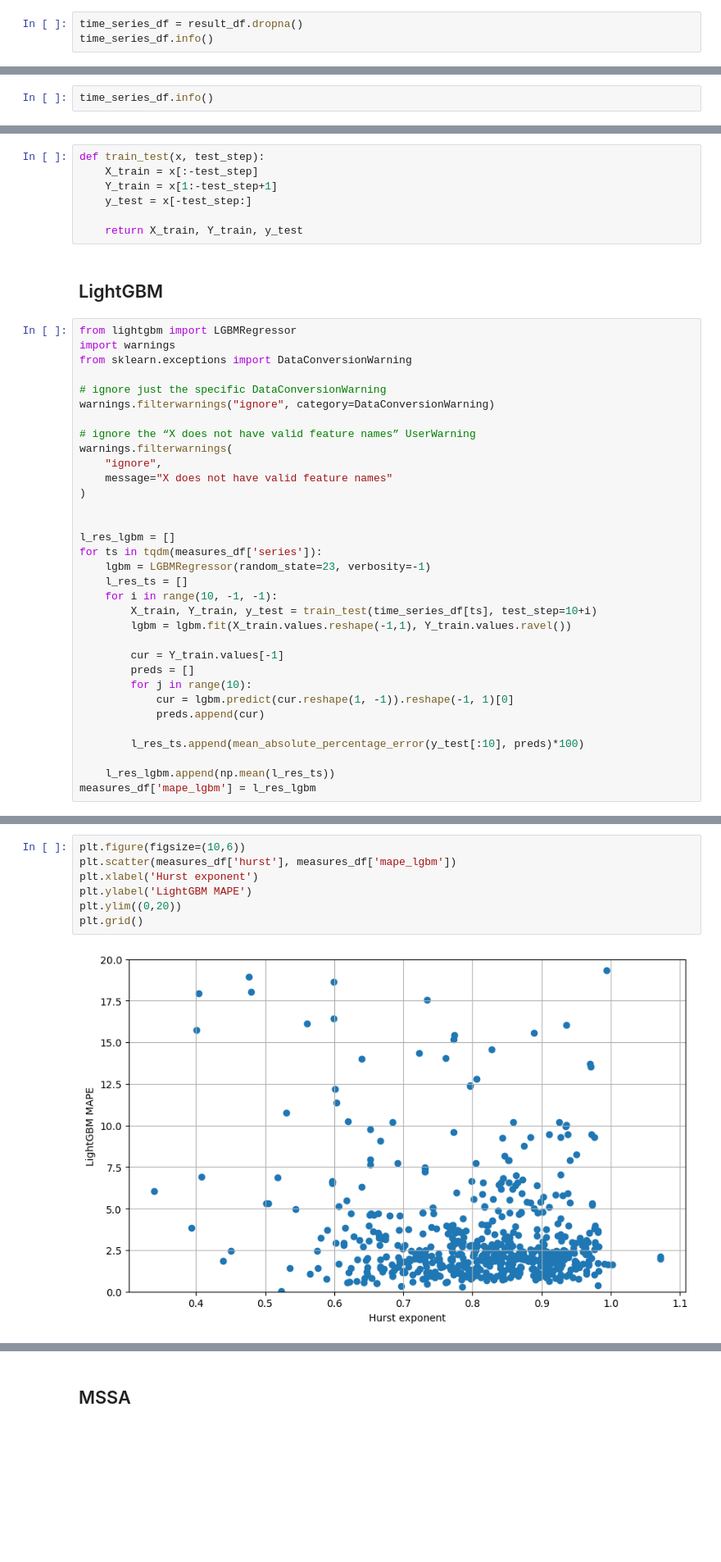
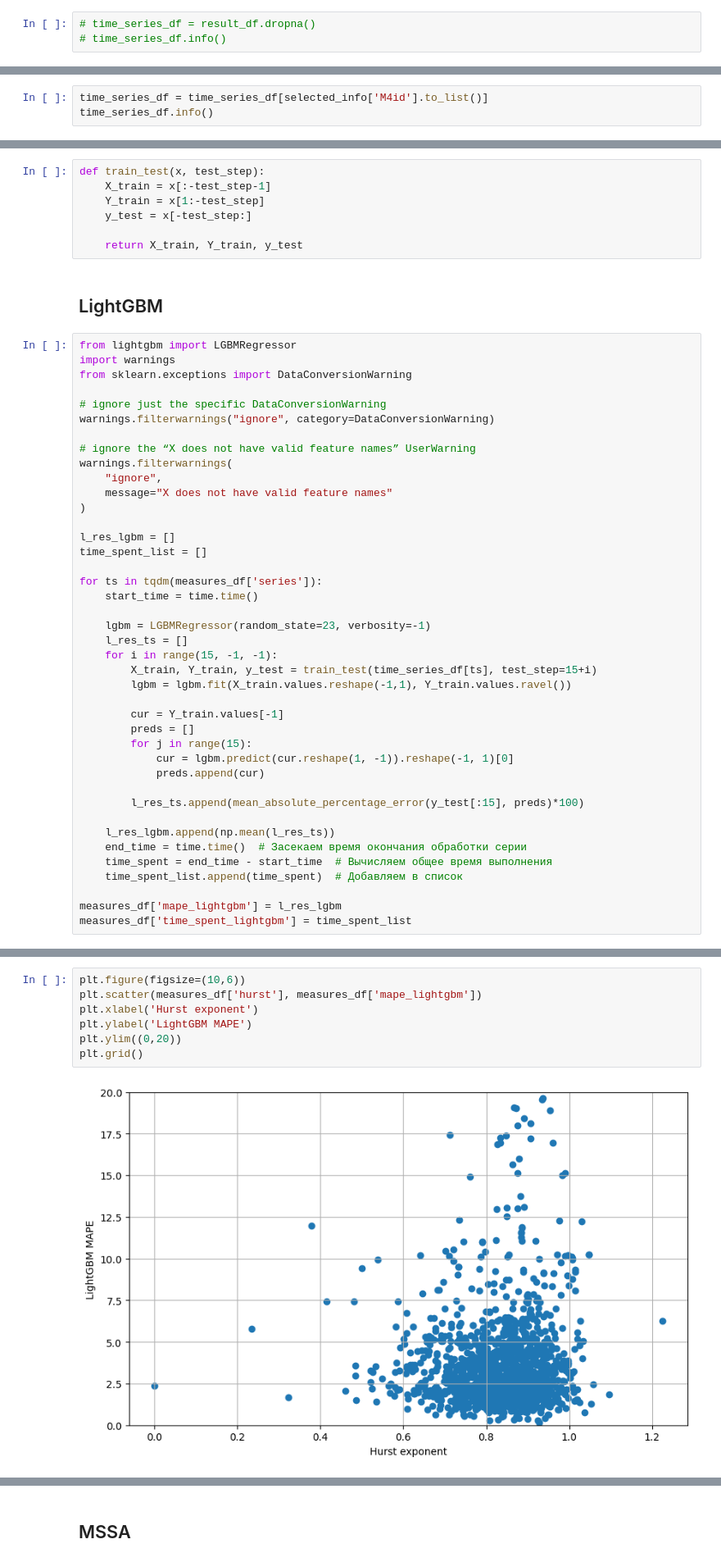
Before and after one commit to ATHigh/Reservoir-Computing-Investigation, a Jupyter notebook: investigation.ipynb, the cells around one changed output, grey strips where cells are left out. Shown at 82% size. Saved outputs shown, nothing was run; the diff lists cells and outputs as text; blank space fills up the shorter version.

```diff
--- a/investigation.ipynb
+++ b/investigation.ipynb
@@ -238,3 +233,3 @@ Resulting DataFrame shape: (2597, 650)
 # %%
-time_series_df = result_df.dropna()
-time_series_df.info()
+# time_series_df = result_df.dropna()
+# time_series_df.info()
@@ -260,4 +243,5 @@ See the caveats in the documentation: https://pandas.pydata.org/pandas-docs/stab
 # %%
+time_series_df = time_series_df[selected_info['M4id'].to_list()]
 time_series_df.info()
 # %% [output]
 <class 'pandas.core.frame.DataFrame'>
@@ -376,8 +432,8 @@ plt.grid()
 # Predictions
 # %%
 def train_test(x, test_step):
-    X_train = x[:-test_step]
-    Y_train = x[1:-test_step+1]
+    X_train = x[:-test_step-1]
+    Y_train = x[1:-test_step]
     y_test = x[-test_step:]
 
     return X_train, Y_train, y_test
@@ -397,25 +453,33 @@ warnings.filterwarnings(
     message="X does not have valid feature names"
 )
 
+l_res_lgbm = []
+time_spent_list = []
 
-l_res_lgbm = []
 for ts in tqdm(measures_df['series']):
+    start_time = time.time()
+
     lgbm = LGBMRegressor(random_state=23, verbosity=-1)
     l_res_ts = []
-    for i in range(10, -1, -1):
-        X_train, Y_train, y_test = train_test(time_series_df[ts], test_step=10+i)
+    for i in range(15, -1, -1):
+        X_train, Y_train, y_test = train_test(time_series_df[ts], test_step=15+i)
         lgbm = lgbm.fit(X_train.values.reshape(-1,1), Y_train.values.ravel())
 
         cur = Y_train.values[-1]
         preds = []
-        for j in range(10):
+        for j in range(15):
             cur = lgbm.predict(cur.reshape(1, -1)).reshape(-1, 1)[0]
             preds.append(cur)
 
-        l_res_ts.append(mean_absolute_percentage_error(y_test[:10], preds)*100)
+        l_res_ts.append(mean_absolute_percentage_error(y_test[:15], preds)*100)
 
     l_res_lgbm.append(np.mean(l_res_ts))
-measures_df['mape_lgbm'] = l_res_lgbm
+    end_time = time.time()  # Засекаем время окончания обработки серии
+    time_spent = end_time - start_time  # Вычисляем общее время выполнения
+    time_spent_list.append(time_spent)  # Добавляем в список
+
+measures_df['mape_lightgbm'] = l_res_lgbm
+measures_df['time_spent_lightgbm'] = time_spent_list
 # %%
 plt.figure(figsize=(10,4))
 sns.boxplot(x=l_res_lgbm, orient="x")
@@ -432,11 +496,11 @@ np.float64(4.68)
 # %%
 plt.figure(figsize=(10,6))
-plt.scatter(measures_df['hurst'], measures_df['mape_lgbm'])
+plt.scatter(measures_df['hurst'], measures_df['mape_lightgbm'])
 plt.xlabel('Hurst exponent')
 plt.ylabel('LightGBM MAPE')
 plt.ylim((0,20))
 plt.grid()
 # %% [output]
-[figure, old version]
+[figure, new version]
 # %%
 plt.figure(figsize=(10,6))
```
Also changed, not shown: parts of 68 cells of this notebook, 4 other files.
